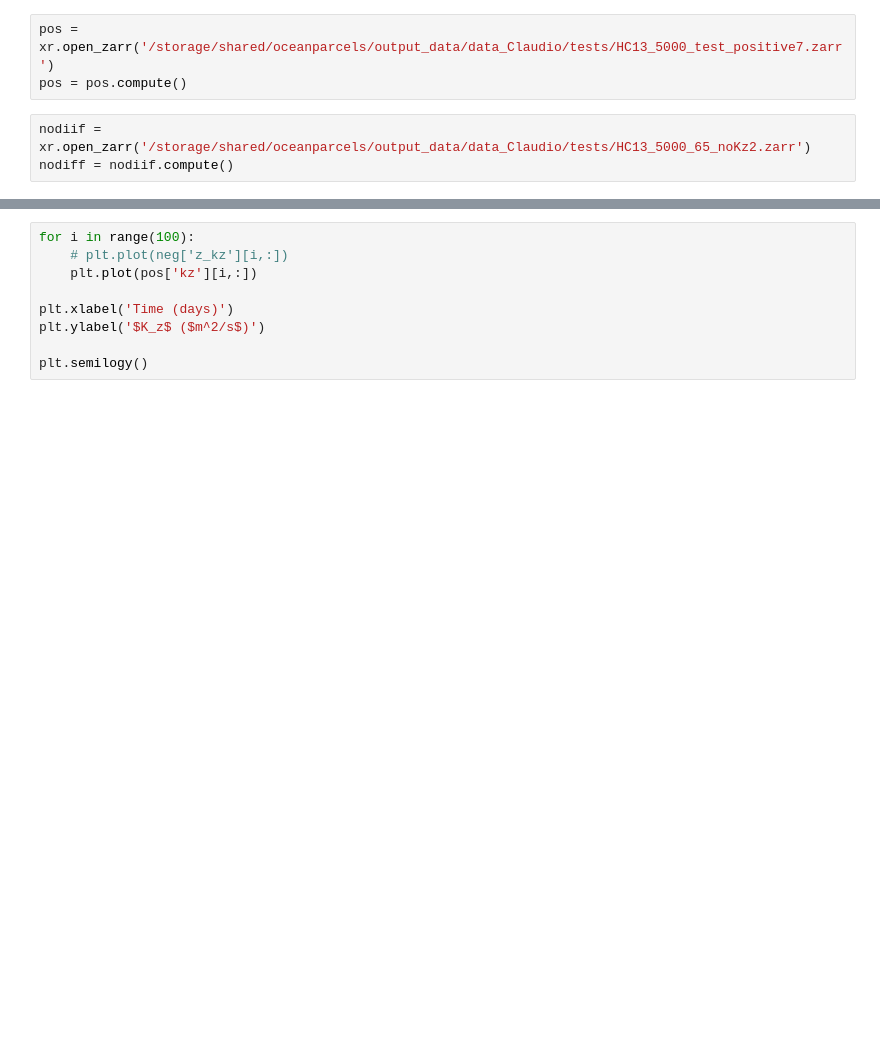
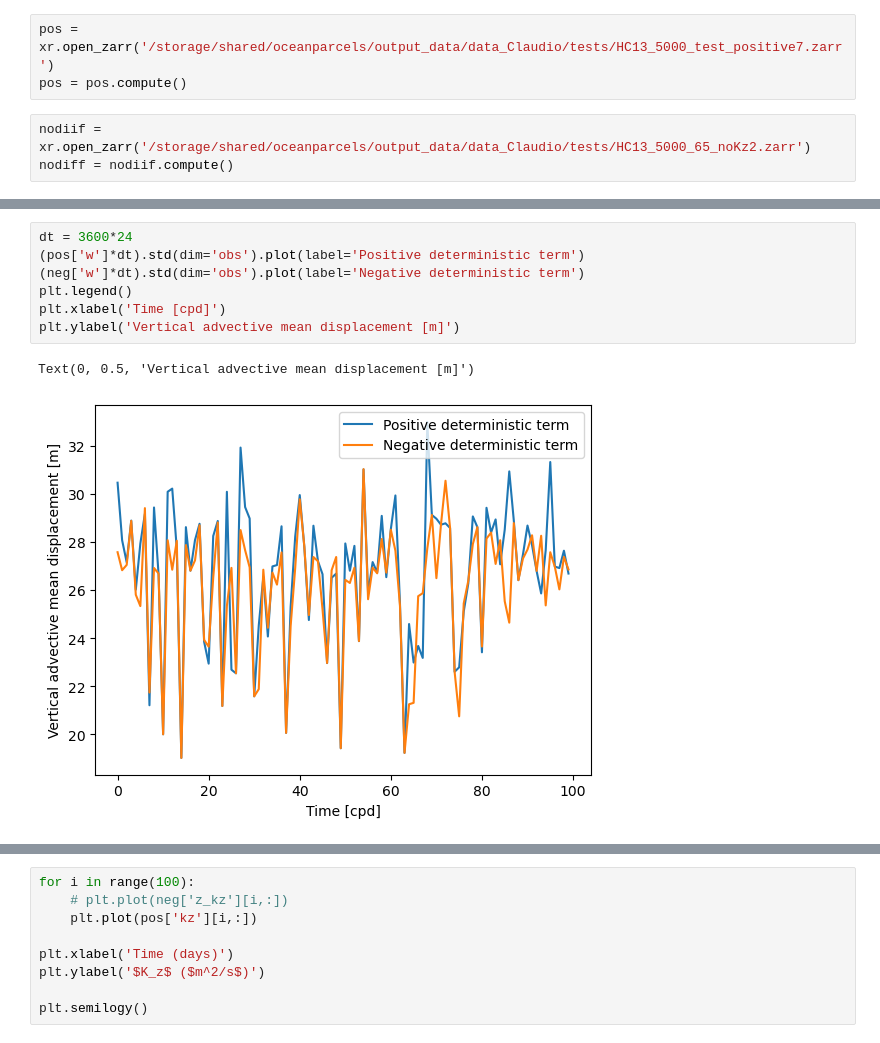
Before and after one commit to OceanParcels/Backtracking_Abyssal_Nanoplastics, a Jupyter notebook: notebooks/Sing_diff_deterministic_term.ipynb, the cells around one changed output, grey strips where cells are left out. Cells and saved outputs as stored; diff of their text form; blank space fills up the shorter version.

```diff
--- a/notebooks/Sing_diff_deterministic_term.ipynb
+++ b/notebooks/Sing_diff_deterministic_term.ipynb
@@ -41 +57,11 @@ Text(0, 0.5, 'Diffusive mean depth displacement [m]')
+# %%
+dt = 3600*24
+(pos['w']*dt).std(dim='obs').plot(label='Positive deterministic term')
+(neg['w']*dt).std(dim='obs').plot(label='Negative deterministic term')
+plt.legend()
+plt.xlabel('Time [cpd]')
+plt.ylabel('Vertical advective mean displacement [m]')
+# %% [output]
+Text(0, 0.5, 'Vertical advective mean displacement [m]')
+[figure, added]
 # %%
```
Also changed, not shown: parts of 19 cells of this notebook, 4 other files.
